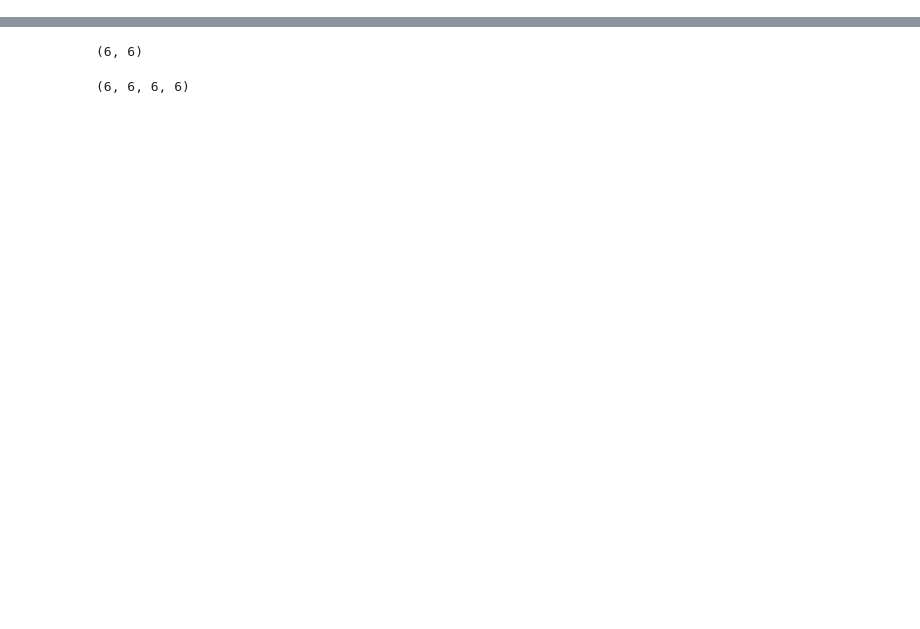
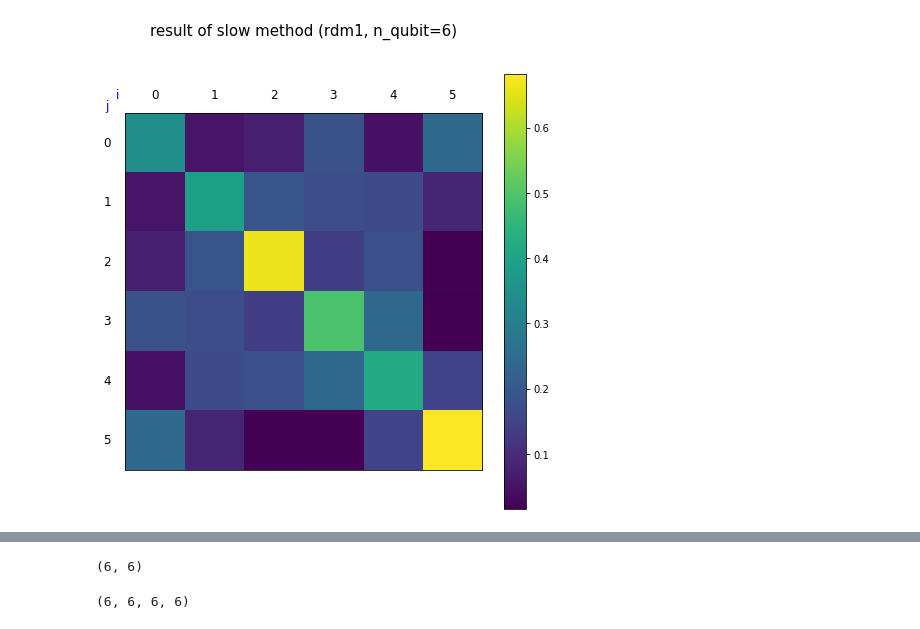
Before and after one commit to hari64boli64/fastwedge, a Jupyter notebook: wedge_speed_up.ipynb, the cells around one changed output, grey strips where cells are left out. Cells and saved outputs as stored; diff of their text form; code cells hidden in the pictures; blank space fills up the shorter version.

```diff
--- a/wedge_speed_up.ipynb
+++ b/wedge_speed_up.ipynb
@@ -0,0 +29,12 @@
+# %%
+def vis_subroutine(N: int, twoD: List[List[complex]], size: int, title: str = None):
+    fig = plt.figure(figsize=(size, size))
+    ax = fig.add_subplot(1, 1, 1)
+    plt.xticks([], [])
+    plt.yticks([], [])
+    plt.imshow(twoD, origin="upper")
+    plt.colorbar()
+    plt.title(title if title is not None else f"N:{N}", y=1.2, fontsize=15)
+    params = {"va": "center", "ha": "center",
+              "fontsize": 12, "transform": ax.transAxes}
+    return fig, ax, params
@@ -1,24 +211,29 @@
 # %%
 import openfermion
-#from openfermion import ran
 import numpy as np
+
 n_qubit = 6
 n_electrons = 3
+
 
 def is_particle_number_correct(arg: int, n_qubit: int, n_particle: int):
     l = bin(arg)[2:].zfill(n_qubit)
     return sum([int(b) for b in l]) == n_particle
 
+
 # generate Haar random state
 np.random.seed(1234)
-vec_6q = np.random.normal(size = 2**n_qubit) + 1j * np.random.normal(size = 2**n_qubit)
-vec_10q = np.random.normal(size = 2**10) + 1j * np.random.normal(size = 2**10)
+vec_6q = np.random.normal(size=2**n_qubit) + 1j * \
+    np.random.normal(size=2**n_qubit)
+vec_10q = np.random.normal(size=2**10) + 1j * np.random.normal(size=2**10)
 
 # particle number restriction
-vec_6q = [vec_6q[i] if is_particle_number_correct(i, 6, n_electrons) else 0 for i in range(2**6)]
+vec_6q = [vec_6q[i] if is_particle_number_correct(i, 6, n_electrons)
+          else 0 for i in range(2**6)]
 vec_6q /= np.linalg.norm(vec_6q)
 
-vec_10q = [vec_10q[i] if is_particle_number_correct(i, 10, n_electrons) else 0 for i in range(2**10)]
+vec_10q = [vec_10q[i] if is_particle_number_correct(i, 10, n_electrons)
+           else 0 for i in range(2**10)]
 vec_10q /= np.linalg.norm(vec_10q)
 # %% [markdown]
 ## compute k-RDM
@@ -160,0 +340,2 @@ Wall time: 2min 35s
+# %%
+slow_rdm1_6q = compute_one_rdm(vec_6q)
@@ -160,0 +348,5 @@ Wall time: 2min 35s
+# %%
+vis2dTensorKarnaugh(
+    slow_rdm1_6q, title="result of slow method (rdm1, n_qubit=6)")
+# %% [output]
+[figure, added]
```
Also changed, not shown: parts of 54 cells of this notebook.
